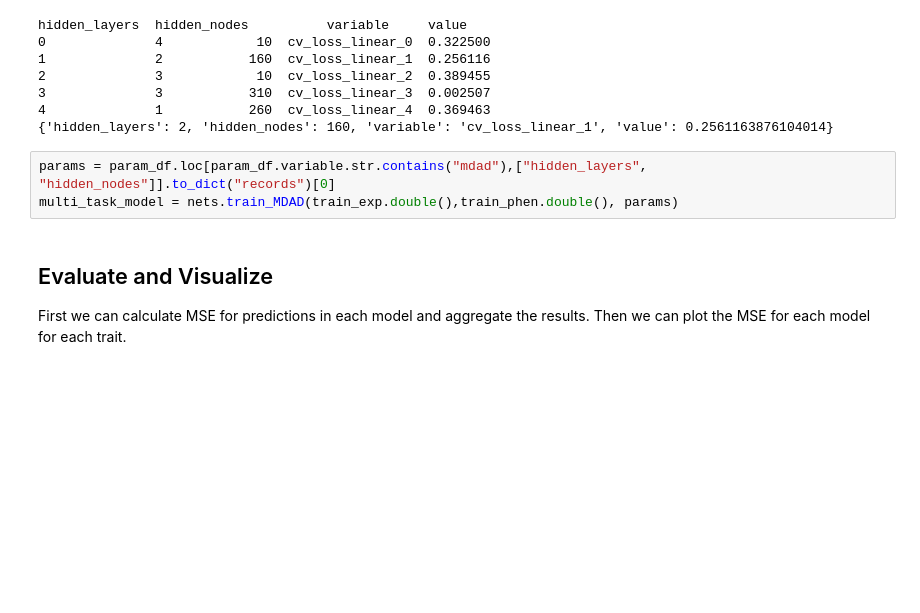
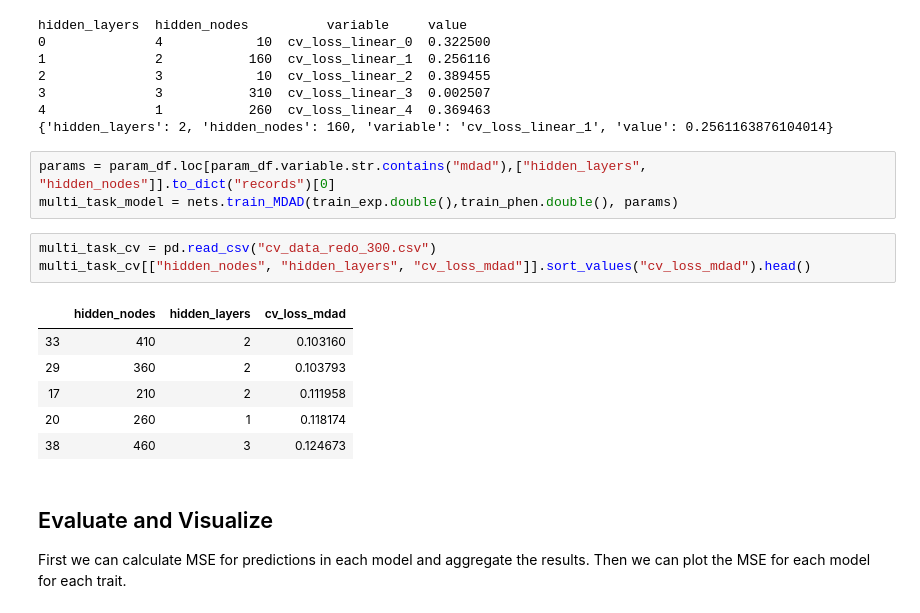
Before and after one commit to wilcas/multi_task_ad, a Jupyter notebook: compare_losses.ipynb, the cells around one changed output. Cells and saved outputs as stored; diff of their text form; blank space fills up the shorter version.

```diff
--- a/compare_losses.ipynb
+++ b/compare_losses.ipynb
@@ -66,6 +66,16 @@ hidden_layers  hidden_nodes          variable     value
 # %%
 params = param_df.loc[param_df.variable.str.contains("mdad"),["hidden_layers", "hidden_nodes"]].to_dict("records")[0]
 multi_task_model = nets.train_MDAD(train_exp.double(),train_phen.double(), params)
+# %%
+multi_task_cv = pd.read_csv("cv_data_redo_300.csv")
+multi_task_cv[["hidden_nodes", "hidden_layers", "cv_loss_mdad"]].sort_values("cv_loss_mdad").head()
+# %% [output]
+|  | hidden_nodes | hidden_layers | cv_loss_mdad |
+| 33 | 410 | 2 | 0.103160 |
+| 29 | 360 | 2 | 0.103793 |
+| 17 | 210 | 2 | 0.111958 |
+| 20 | 260 | 1 | 0.118174 |
+| 38 | 460 | 3 | 0.124673 |
 # %% [markdown]
 
 ## Evaluate and Visualize
```
